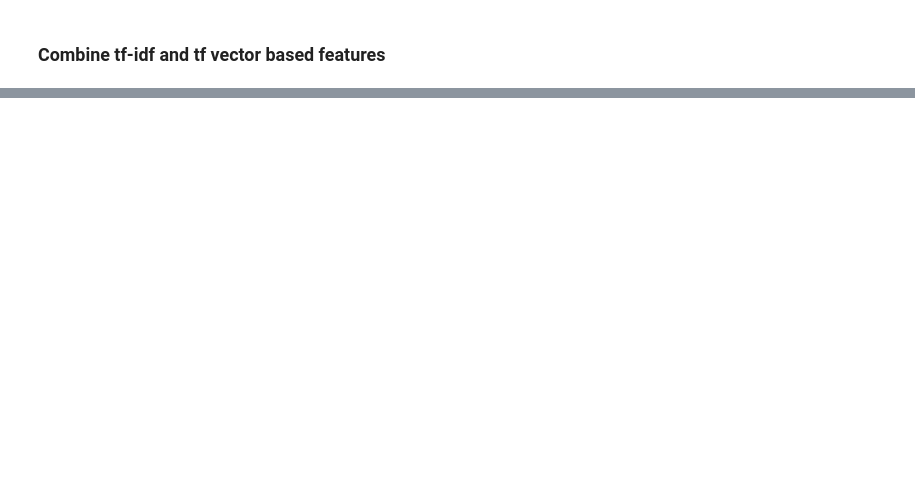
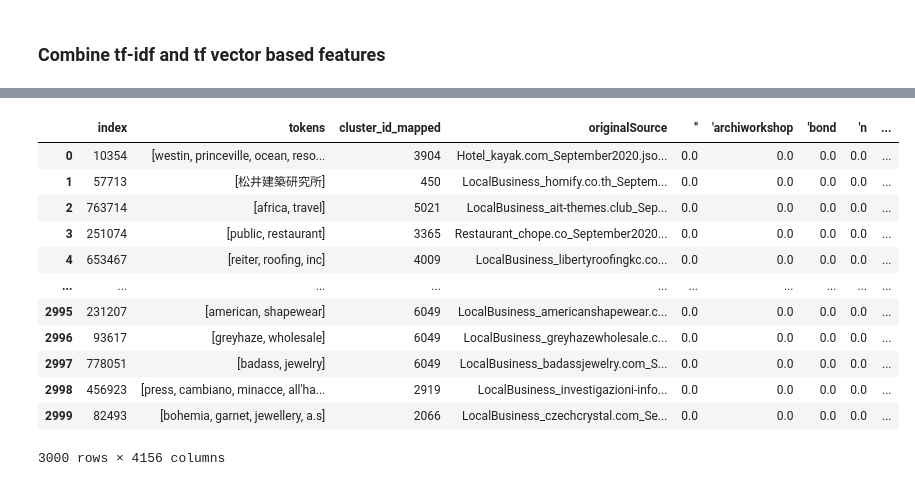
Before and after one commit to NiklasSabel/data_integration_using_deep_learning, a Jupyter notebook: notebooks/Entity/LocalBusiness/Baseline Random Forest- LocalBusiness.ipynb, the cells around one changed output, grey strips where cells are left out. Cells and saved outputs as stored; diff of their text form; code cells hidden in the pictures; blank space fills up the shorter version.

```diff
--- a/notebooks/Entity/LocalBusiness/Baseline Random Forest- LocalBusiness.ipynb
+++ b/notebooks/Entity/LocalBusiness/Baseline Random Forest- LocalBusiness.ipynb
@@ -136,10 +135,25 @@ tfidf = TfidfVectorizer(
     tokenizer=dummy_fun,
     preprocessor=dummy_fun,
     token_pattern=None,
-    max_features=15000)
+    max_features=5000)
 tfidf_value = tfidf.fit_transform(clusteredData['tokens'])
 # %%
 df_tf = pd.DataFrame(tf_value.toarray(), columns=vectorizer.get_feature_names())
 df_tfidf = pd.DataFrame(tfidf_value.toarray(), columns=tfidf.get_feature_names())
-df_prepared = pd.concat([clusteredData.reset_index(), df_tfidf, df_tf], axis=1)
+df_prepared = pd.concat([clusteredData.reset_index(), df_tfidf], axis=1)
+df_prepared
+# %% [output]
+|  | index | tokens | cluster_id_mapped | originalSource | '' | 'archiworkshop | 'bond | 'n | ... |
+| 0 | 10354 | [westin, princeville, ocean, reso... | 3904 | Hotel_kayak.com_September2020.jso... | 0.0 | 0.0 | 0.0 | 0.0 | ... |
+| 1 | 57713 | [松井建築研究所] | 450 | LocalBusiness_homify.co.th_Septem... | 0.0 | 0.0 | 0.0 | 0.0 | ... |
+| 2 | 763714 | [africa, travel] | 5021 | LocalBusiness_ait-themes.club_Sep... | 0.0 | 0.0 | 0.0 | 0.0 | ... |
+| 3 | 251074 | [public, restaurant] | 3365 | Restaurant_chope.co_September2020... | 0.0 | 0.0 | 0.0 | 0.0 | ... |
+| 4 | 653467 | [reiter, roofing, inc] | 4009 | LocalBusiness_libertyroofingkc.co... | 0.0 | 0.0 | 0.0 | 0.0 | ... |
+| ... | ... | ... | ... | ... | ... | ... | ... | ... | ... |
+| 2995 | 231207 | [american, shapewear] | 6049 | LocalBusiness_americanshapewear.c... | 0.0 | 0.0 | 0.0 | 0.0 | ... |
+| 2996 | 93617 | [greyhaze, wholesale] | 6049 | LocalBusiness_greyhazewholesale.c... | 0.0 | 0.0 | 0.0 | 0.0 | ... |
+| 2997 | 778051 | [badass, jewelry] | 6049 | LocalBusiness_badassjewelry.com_S... | 0.0 | 0.0 | 0.0 | 0.0 | ... |
+| 2998 | 456923 | [press, cambiano, minacce, all'ha... | 2919 | LocalBusiness_investigazioni-info... | 0.0 | 0.0 | 0.0 | 0.0 | ... |
+| 2999 | 82493 | [bohemia, garnet, jewellery, a.s] | 2066 | LocalBusiness_czechcrystal.com_Se... | 0.0 | 0.0 | 0.0 | 0.0 | ... |
+3000 rows × 4156 columns
 # %%
```
Also changed, not shown: parts of 22 cells of this notebook, 13 other files.
